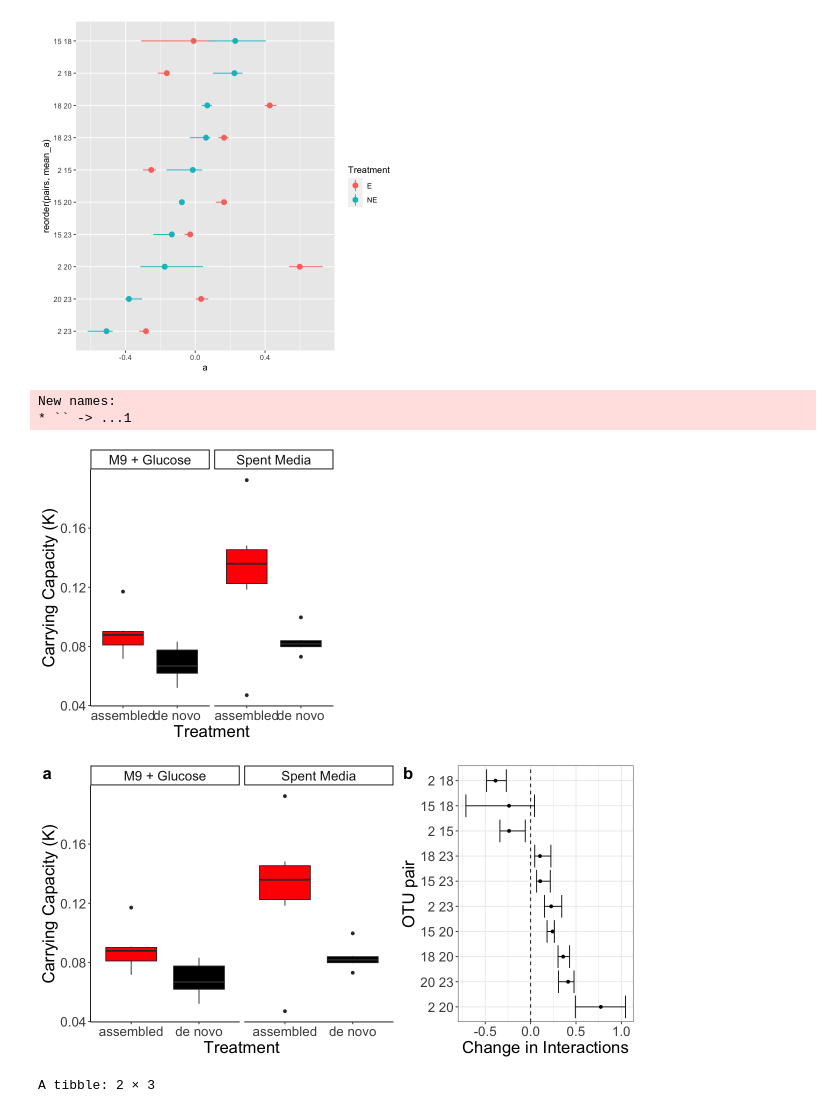
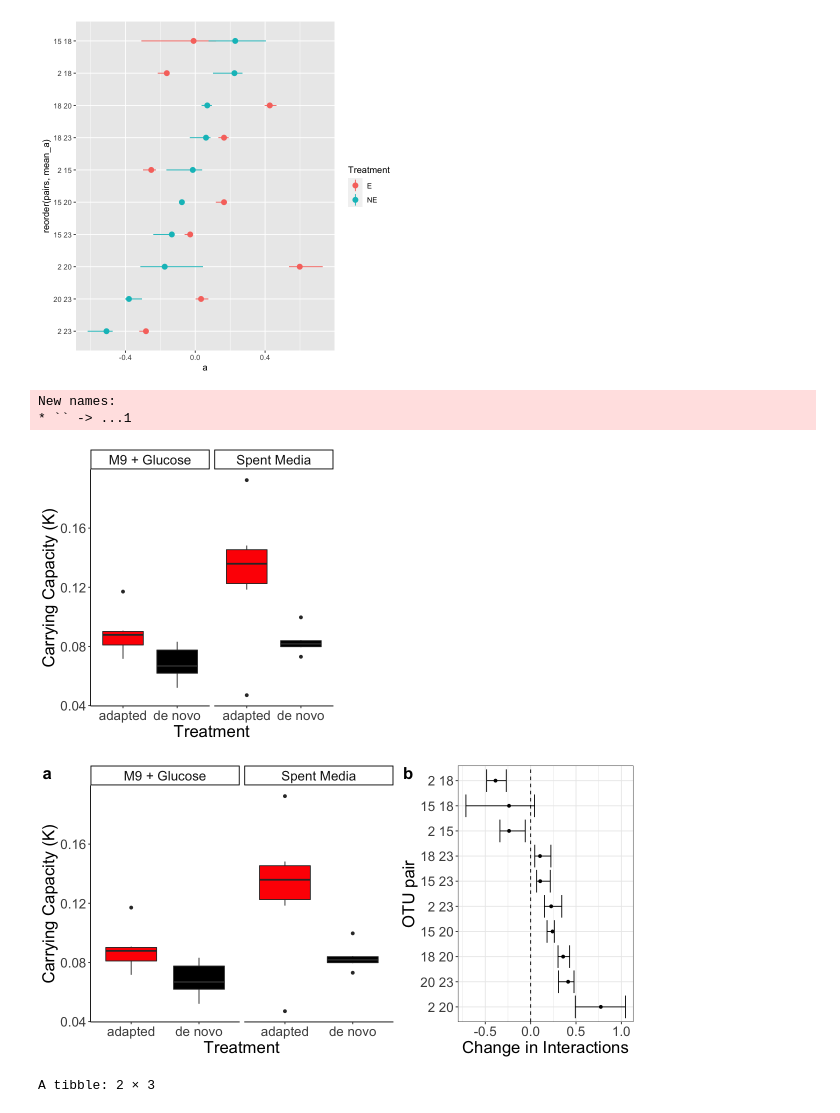
Before and after one commit to CleggTom/TemperatureAmplification, a Jupyter notebook: code/Interaction_estimates-log.ipynb, the cells around one changed output. Saved outputs shown, nothing was run; the diff lists cells and outputs as text; code cells hidden in the pictures.

Commit message:
update plots

```diff
--- a/code/Interaction_estimates-log.ipynb
+++ b/code/Interaction_estimates-log.ipynb
@@ -280,24 +338,24 @@ Joining, by = "pairs"
 # %%
 options(repr.plot.width = 5, repr.plot.height = 5)
 p1 = read_csv("../data/interactions/Com_LogisticIndivcurves.csv", col_types = cols()) %>%
     separate(pa,into=c("a","Rep"),sep = ":") %>%
     separate(a, into = c("Treatment","Media"), sep = "-") %>%
     mutate(Media = ifelse(Media == "M9", "M9 + Glucose", "Spent Media")) %>%
-    mutate(Treatment = recode(Treatment,"CE" = "assembled", "CN" = "de novo")) %>%
+    mutate(Treatment = recode(Treatment,"CE" = "adapted", "CN" = "de novo")) %>%
     ggplot(aes(x=(Treatment), y = K, fill = Treatment))+
         geom_boxplot()+
         facet_wrap(~Media)+
         xlab("Treatment")+
         ylab("Carrying Capacity (K)") +
         theme_classic()+
         theme(legend.position = "none", text = element_text(size = 20)) +
-        scale_fill_manual(values = c("assembled"="Red","de novo"="Black"),label = c("co-evolved","de novo"))
+        scale_fill_manual(values = c("adapted"="Red","de novo"="Black"),label = c("co-evolved","de novo"))
 
 p1
 # %% [output]
 New names:
 * `` -> ...1
-[figure, old version]
+[figure, new version]
 # %%
 plot_int <- plot_grid(p1,p2, labels = c("a","b"), rel_widths = c(0.6,0.4),label_size = 20)
 
@@ -307,7 +365,7 @@ options(repr.plot.width = 10, repr.plot.height = 5)
 
 plot_int
 # %% [output]
-[figure, old version]
+[figure, new version]
 # %%
 feas_df %>%
     group_by(Treatment) %>%
```
Also changed, not shown: parts of 4 cells of this notebook, 17 other files.
